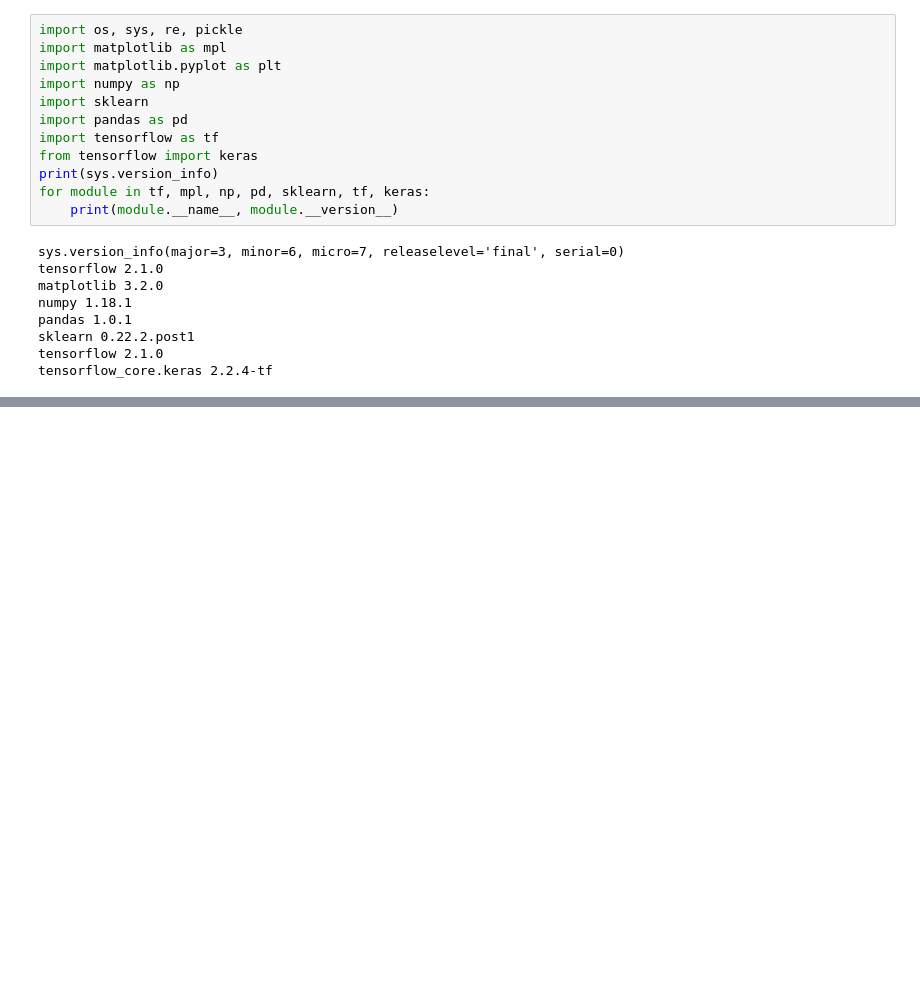
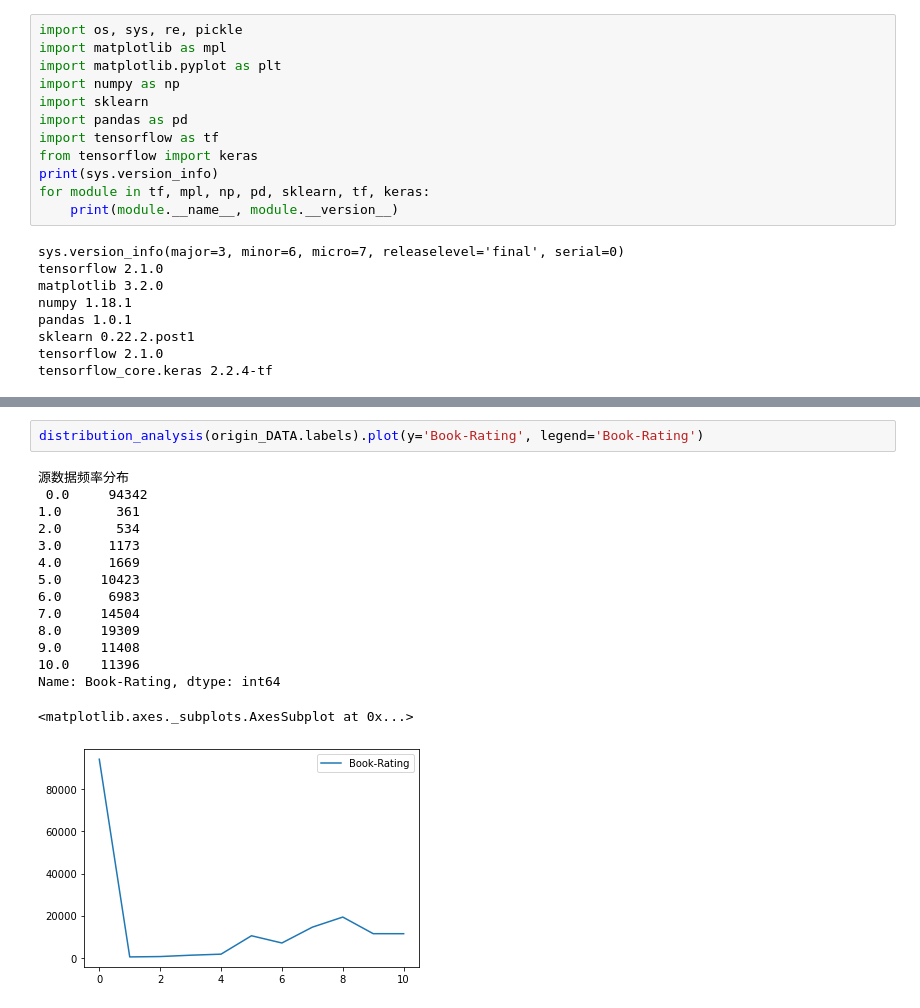
Before and after one commit to StrayCamel247/Recommend_system, a Jupyter notebook: stray_camel.ipynb, the cells around one changed output, grey strips where cells are left out. Cells and saved outputs as stored; diff of their text form; blank space fills up the shorter version.

```diff
--- a/stray_camel.ipynb
+++ b/stray_camel.ipynb
@@ -115,0 +240,18 @@ origin_DATA.features
+# %%
+distribution_analysis(origin_DATA.labels).plot(y='Book-Rating', legend='Book-Rating')
+# %% [output]
+源数据频率分布
+ 0.0     94342
+1.0       361
+2.0       534
+3.0      1173
+4.0      1669
+5.0     10423
+6.0      6983
+7.0     14504
+8.0     19309
+9.0     11408
+10.0    11396
+Name: Book-Rating, dtype: int64
+<matplotlib.axes._subplots.AxesSubplot at 0x...>
+[figure, added]
```
Also changed, not shown: parts of 8 cells of this notebook, 2 other files.
